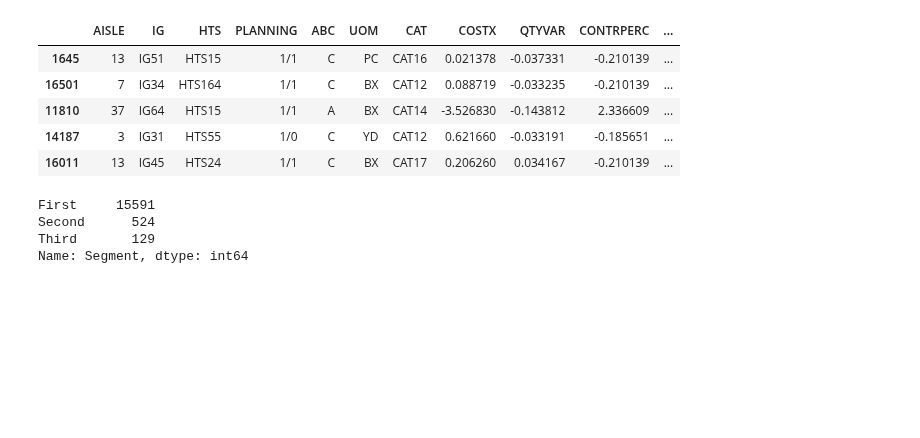
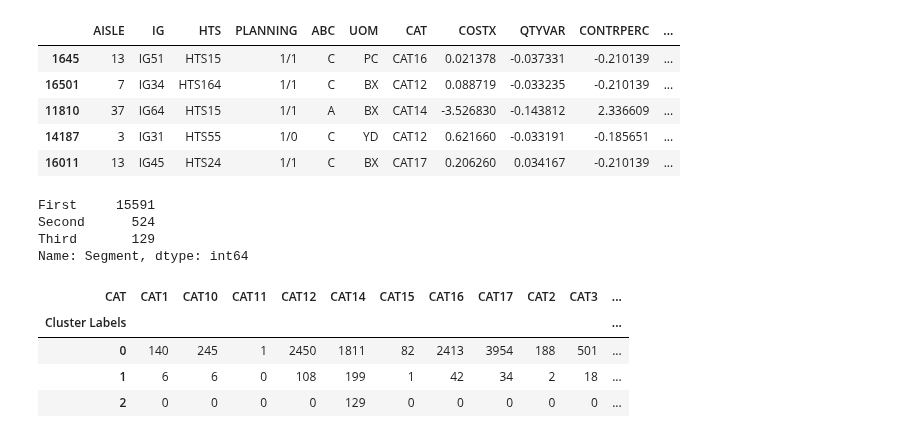
Before and after one commit to rjnakano/manejo-inventarios-pdg, a Jupyter notebook: Notebooks/1-inventarios-EDA.ipynb, the cells around one changed output. Cells and saved outputs as stored; diff of their text form; code cells hidden in the pictures; blank space fills up the shorter version.

```diff
--- a/Notebooks/1-inventarios-EDA.ipynb
+++ b/Notebooks/1-inventarios-EDA.ipynb
@@ -1177,3 +1177,14 @@ First     15591
 Second      524
 Third       129
 Name: Segment, dtype: int64
+# %%
+pd.set_option('display.max_columns', None)
+# %%
+contingency = pd.crosstab(dfNoSupervisado1['Cluster Labels'], dfNoSupervisado1['CAT'])
+contingency
+# %% [output]
+| CAT | CAT1 | CAT10 | CAT11 | CAT12 | CAT14 | CAT15 | CAT16 | CAT17 | CAT2 | CAT3 | ... |
+| Cluster Labels |  |  |  |  |  |  |  |  |  |  | ... |
+| 0 | 140 | 245 | 1 | 2450 | 1811 | 82 | 2413 | 3954 | 188 | 501 | ... |
+| 1 | 6 | 6 | 0 | 108 | 199 | 1 | 42 | 34 | 2 | 18 | ... |
+| 2 | 0 | 0 | 0 | 0 | 129 | 0 | 0 | 0 | 0 | 0 | ... |
```
Also changed, not shown: parts of 12 cells of this notebook.
